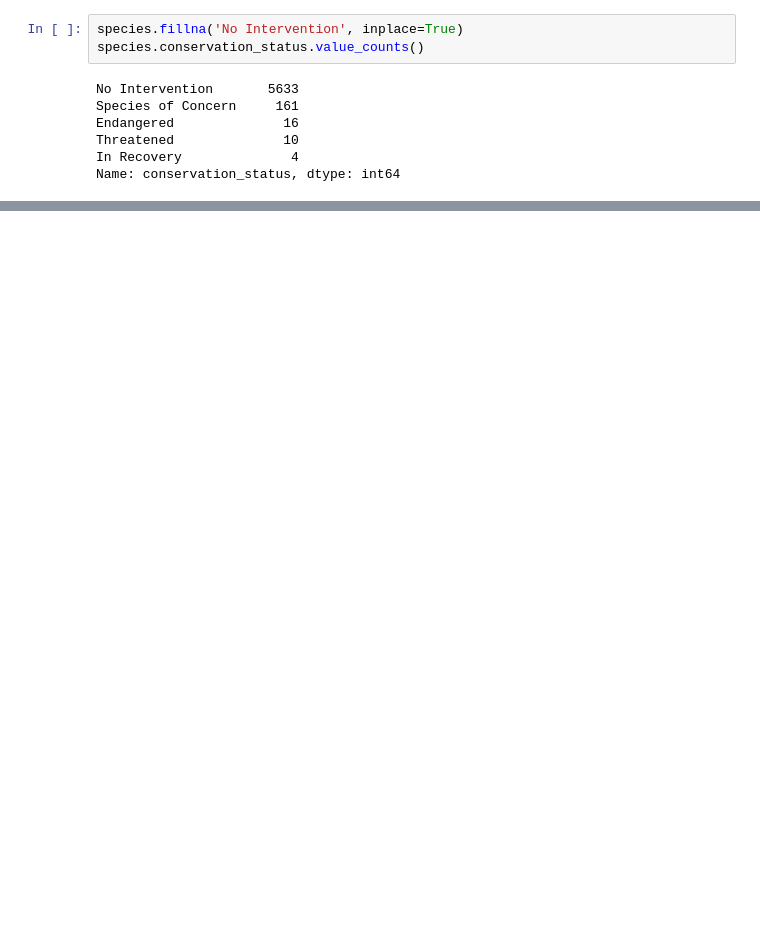
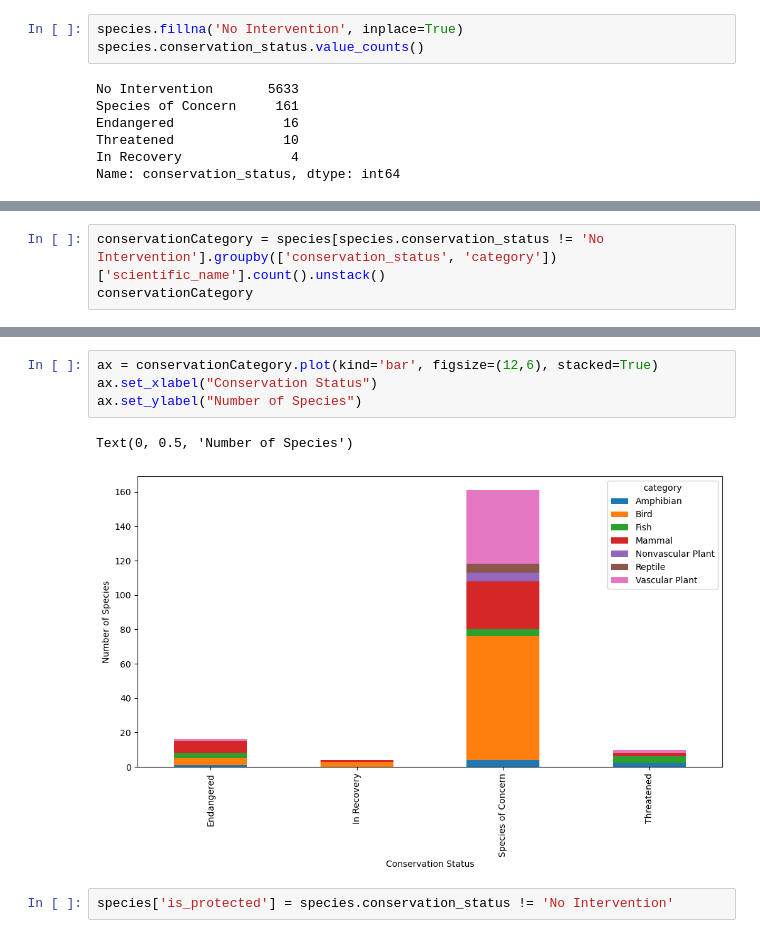
Before and after one commit to unclethien/National_Parks_Service_Project, a Jupyter notebook: biodiversity.ipynb, the cells around one changed output, grey strips where cells are left out. Drawn from its saved outputs; the diff is of its cells as text; blank space fills up the shorter version.

```diff
--- a/biodiversity.ipynb
+++ b/biodiversity.ipynb
@@ -218,0 +224,3 @@ Name: conservation_status, dtype: int64
+# %%
+conservationCategory = species[species.conservation_status != 'No Intervention'].groupby(['conservation_status', 'category'])['scientific_name'].count().unstack()
+conservationCategory
@@ -218,0 +234,9 @@ Name: conservation_status, dtype: int64
+# %%
+ax = conservationCategory.plot(kind='bar', figsize=(12,6), stacked=True)
+ax.set_xlabel("Conservation Status")
+ax.set_ylabel("Number of Species")
+# %% [output]
+Text(0, 0.5, 'Number of Species')
+[figure, added]
+# %%
+species['is_protected'] = species.conservation_status != 'No Intervention'
```
Also changed, not shown: parts of 6 cells of this notebook.
